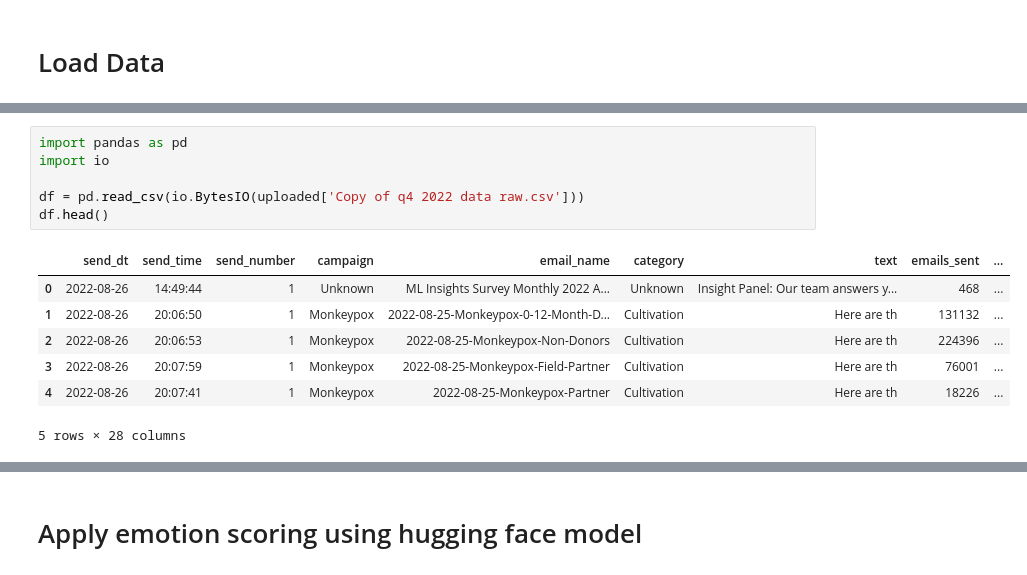
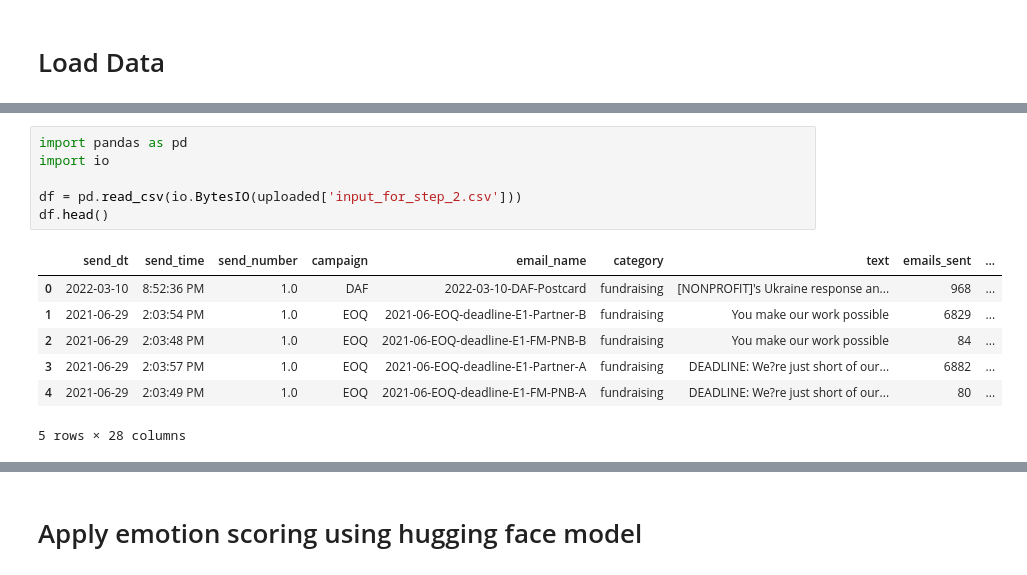
Before and after one commit to aliss77777/subject-line-tonality, a Jupyter notebook: 2_deep learning feature engineering.ipynb, the cells around one changed output, grey strips where cells are left out. Cells and saved outputs as stored; diff of their text form.

```diff
--- a/2_deep learning feature engineering.ipynb
+++ b/2_deep learning feature engineering.ipynb
@@ -123,16 +128,16 @@ Saving Copy of q4 2022 data raw.csv to Copy of q4 2022 data raw.csv
 # %%
 import pandas as pd
 import io
 
-df = pd.read_csv(io.BytesIO(uploaded['Copy of q4 2022 data raw.csv']))
+df = pd.read_csv(io.BytesIO(uploaded['input_for_step_2.csv']))
 df.head()
 # %% [output]
 |  | send_dt | send_time | send_number | campaign | email_name | category | text | emails_sent | ... |
-| 0 | 2022-08-26 | 14:49:44 | 1 | Unknown | ML Insights Survey Monthly 2022 A... | Unknown | Insight Panel: Our team answers y... | 468 | ... |
-| 1 | 2022-08-26 | 20:06:50 | 1 | Monkeypox | 2022-08-25-Monkeypox-0-12-Month-D... | Cultivation | Here are th | 131132 | ... |
-| 2 | 2022-08-26 | 20:06:53 | 1 | Monkeypox | 2022-08-25-Monkeypox-Non-Donors | Cultivation | Here are th | 224396 | ... |
-| 3 | 2022-08-26 | 20:07:59 | 1 | Monkeypox | 2022-08-25-Monkeypox-Field-Partner | Cultivation | Here are th | 76001 | ... |
-| 4 | 2022-08-26 | 20:07:41 | 1 | Monkeypox | 2022-08-25-Monkeypox-Partner | Cultivation | Here are th | 18226 | ... |
+| 0 | 2022-03-10 | 8:52:36 PM | 1.0 | DAF | 2022-03-10-DAF-Postcard | fundraising | [NONPROFIT]'s Ukraine response an... | 968 | ... |
+| 1 | 2021-06-29 | 2:03:54 PM | 1.0 | EOQ | 2021-06-EOQ-deadline-E1-Partner-B | fundraising | You make our work possible | 6829 | ... |
+| 2 | 2021-06-29 | 2:03:48 PM | 1.0 | EOQ | 2021-06-EOQ-deadline-E1-FM-PNB-B | fundraising | You make our work possible | 84 | ... |
+| 3 | 2021-06-29 | 2:03:57 PM | 1.0 | EOQ | 2021-06-EOQ-deadline-E1-Partner-A | fundraising | DEADLINE: We?re just short of our... | 6882 | ... |
+| 4 | 2021-06-29 | 2:03:49 PM | 1.0 | EOQ | 2021-06-EOQ-deadline-E1-FM-PNB-A | fundraising | DEADLINE: We?re just short of our... | 80 | ... |
 5 rows × 28 columns
 # %%
 df.at[0,'text']
```
Also changed, not shown: parts of 57 cells of this notebook, 4 other files.
